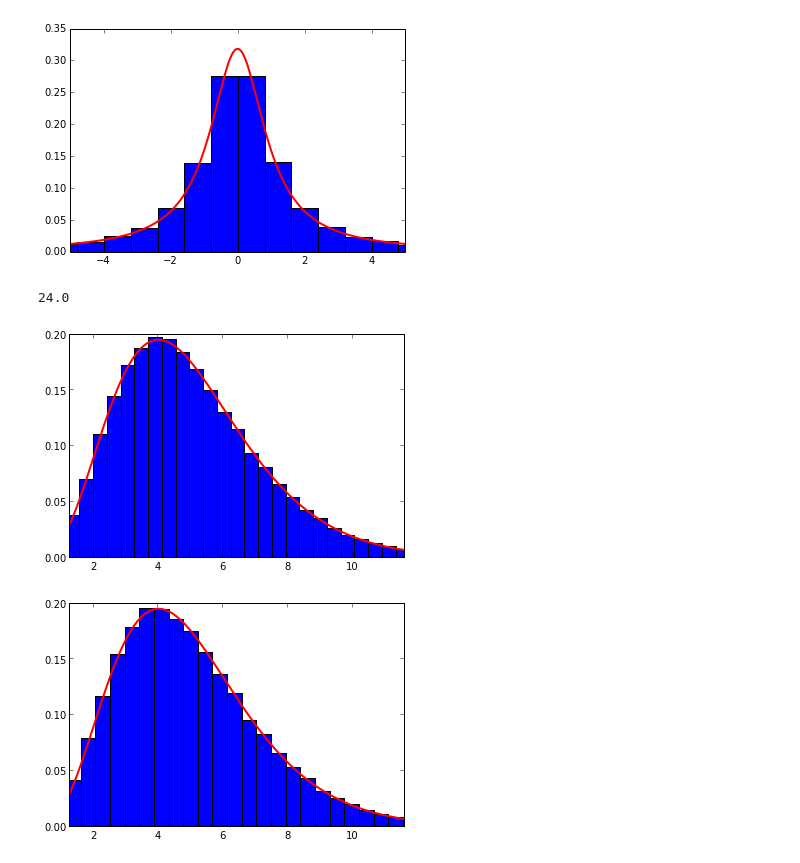
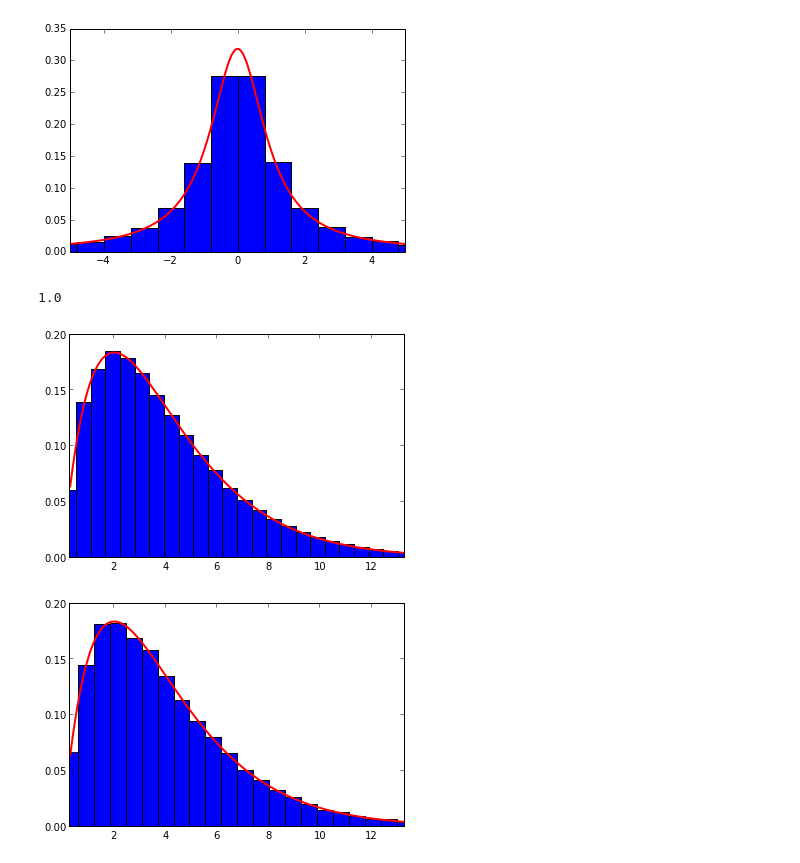
Before and after one commit to aidiary/PRML, a Jupyter notebook: ch11/inverse_transform.ipynb, the cells around one changed output. Saved outputs shown, nothing was run; the diff lists cells and outputs as text; code cells hidden in the pictures.

```diff
--- a/ch11/inverse_transform.ipynb
+++ b/ch11/inverse_transform.ipynb
@@ -228,41 +228,41 @@ import scipy.special
 nbins = 50
 
 # ガンマ分布のパラメータ
-k = 5.0
-theta = 1.0
+k = 2.0
+theta = 2.0
 
 # 逆変換法で一様分布からガンマ分布を得る
 np.random.seed()
 N = 100000
 U = np.random.uniform(0.0, 1.0, N)
 
 # ガンマ分布の累積分布関数の逆関数を用いて変換
 print scipy.special.gamma(k)
 X1 = theta * scipy.special.gammaincinv(k, U)
 
 # 変換したガンマ分布と理想的なPDFを描画
 plt.figure(1)
 rv = scipy.stats.gamma(a=k, scale=theta)
 plt.hist(X1, nbins, normed=True)
 x = np.linspace(rv.ppf(0.01), rv.ppf(0.99), 1000)
 y = rv.pdf(x)
 plt.plot(x, y, 'r-', lw=2)
 plt.xlim((rv.ppf(0.01), rv.ppf(0.99)))
 
 # numpyのガンマ分布に従う乱数生成関数を利用した場合
 plt.figure(2)
 X2 = rv.rvs(N)
 plt.hist(X2, nbins, normed=True)
 x = np.linspace(rv.ppf(0.01), rv.ppf(0.99), 1000)
 y = rv.pdf(x)
 plt.plot(x, y, 'r-', lw=2)
 plt.xlim((rv.ppf(0.01), rv.ppf(0.99)))
 
 plt.show()
 # %% [output]
-24.0
+1.0
-[figure, old version]
+[figure, new version]
-[figure, old version]
+[figure, new version]
 # %%
 # 逆変換法で一様分布からベータ分布を得る
 import numpy as np
```
Also changed, not shown: parts of 1 cell of this notebook.
